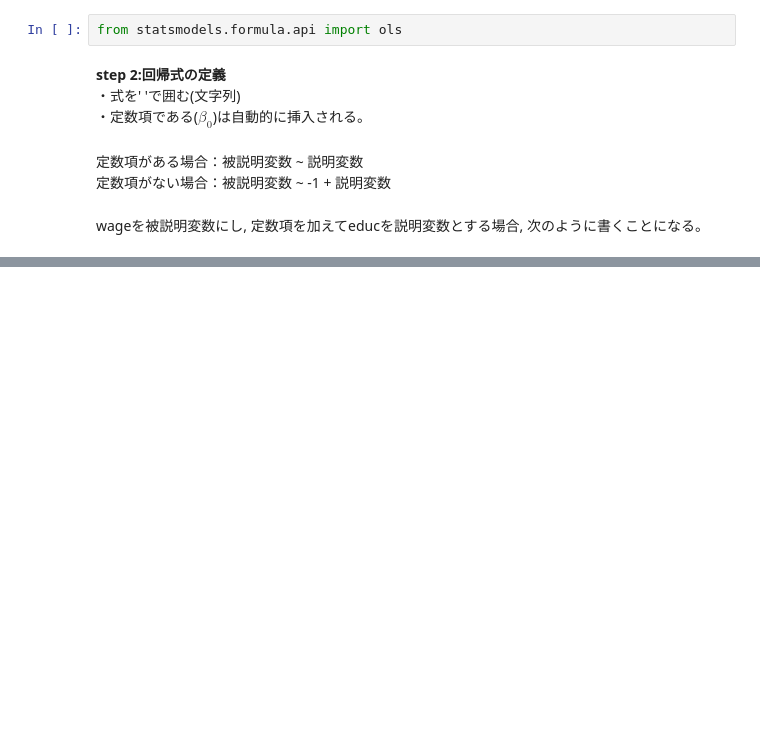
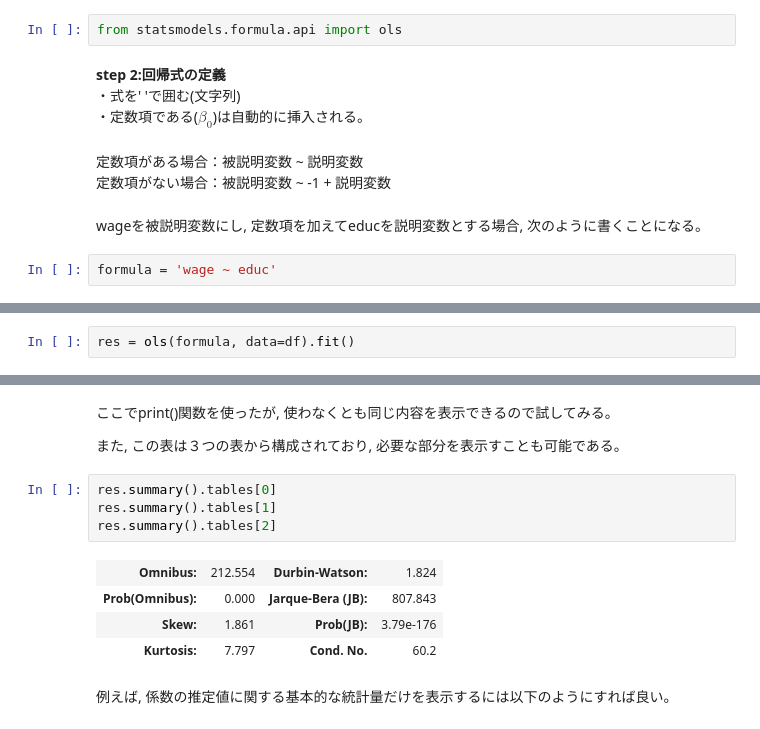
Before and after one commit to soraochi1626-cmd/economics-study, a Jupyter notebook: econometrics/simple_regression.ipynb, the cells around one changed output, grey strips where cells are left out. Cells and saved outputs as stored; diff of their text form; blank space fills up the shorter version.

```diff
--- a/econometrics/simple_regression.ipynb
+++ b/econometrics/simple_regression.ipynb
@@ -238,3 +238,5 @@ from statsmodels.formula.api import ols
 定数項がない場合：被説明変数 ~ -1 + 説明変数
 # %% [markdown]
 wageを被説明変数にし, 定数項を加えてeducを説明変数とする場合, 次のように書くことになる。
+# %%
+formula = 'wage ~ educ'
@@ -240,0 +263,2 @@ wageを被説明変数にし, 定数項を加えてeducを説明変数とする
+# %%
+res = ols(formula, data=df).fit()
@@ -240,0 +324,15 @@ wageを被説明変数にし, 定数項を加えてeducを説明変数とする
+# %% [markdown]
+ここでprint()関数を使ったが, 使わなくとも同じ内容を表示できるので試してみる。
+
+また, この表は３つの表から構成されており, 必要な部分を表示すことも可能である。
+# %%
+res.summary().tables[0]
+res.summary().tables[1]
+res.summary().tables[2]
+# %% [output]
+| Omnibus: | 212.554 | Durbin-Watson: | 1.824 |
+| Prob(Omnibus): | 0.000 | Jarque-Bera (JB): | 807.843 |
+| Skew: | 1.861 | Prob(JB): | 3.79e-176 |
+| Kurtosis: | 7.797 | Cond. No. | 60.2 |
+# %% [markdown]
+例えば, 係数の推定値に関する基本的な統計量だけを表示するには以下のようにすれば良い。
```
Also changed, not shown: parts of 15 cells of this notebook.
